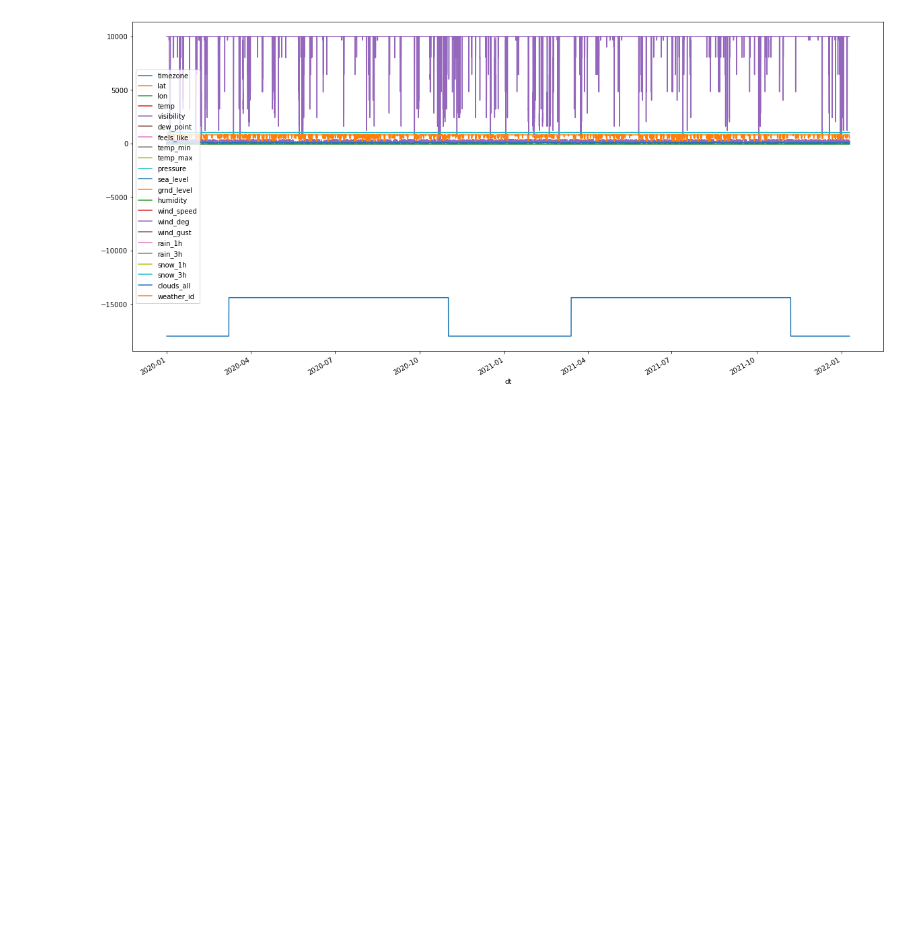
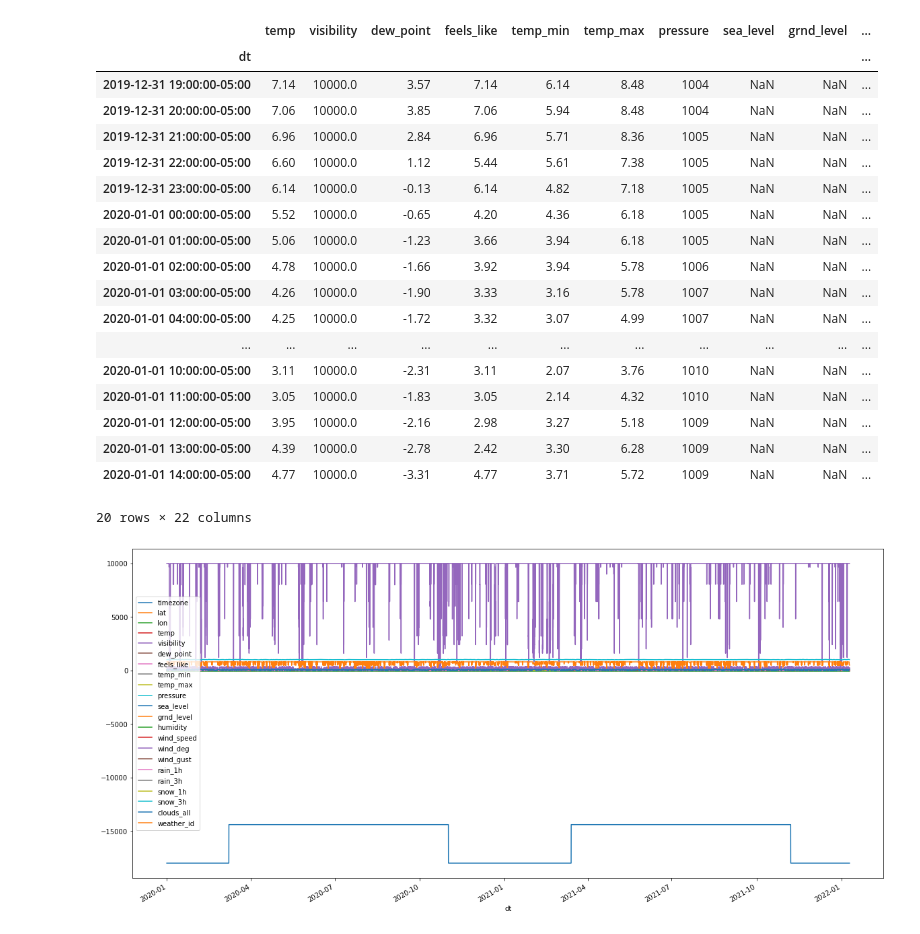
Before and after one commit to samsipe/amplify-microgrid-ai, a Jupyter notebook: notebooks/weather.ipynb, the cells around one changed output. Drawn from its saved outputs; the diff is of its cells as text; code cells hidden in the pictures; blank space fills up the shorter version.

```diff
--- a/notebooks/weather.ipynb
+++ b/notebooks/weather.ipynb
@@ -22,3 +22,25 @@ data = data.drop('dt_iso', axis=1)
+# %%
+data.head(20)
+# %% [output]
+|  | temp | visibility | dew_point | feels_like | temp_min | temp_max | pressure | sea_level | grnd_level | ... |
+| dt |  |  |  |  |  |  |  |  |  | ... |
+| 2019-12-31 19:00:00-05:00 | 7.14 | 10000.0 | 3.57 | 7.14 | 6.14 | 8.48 | 1004 | NaN | NaN | ... |
+| 2019-12-31 20:00:00-05:00 | 7.06 | 10000.0 | 3.85 | 7.06 | 5.94 | 8.48 | 1004 | NaN | NaN | ... |
+| 2019-12-31 21:00:00-05:00 | 6.96 | 10000.0 | 2.84 | 6.96 | 5.71 | 8.36 | 1005 | NaN | NaN | ... |
+| 2019-12-31 22:00:00-05:00 | 6.60 | 10000.0 | 1.12 | 5.44 | 5.61 | 7.38 | 1005 | NaN | NaN | ... |
+| 2019-12-31 23:00:00-05:00 | 6.14 | 10000.0 | -0.13 | 6.14 | 4.82 | 7.18 | 1005 | NaN | NaN | ... |
+| 2020-01-01 00:00:00-05:00 | 5.52 | 10000.0 | -0.65 | 4.20 | 4.36 | 6.18 | 1005 | NaN | NaN | ... |
+| 2020-01-01 01:00:00-05:00 | 5.06 | 10000.0 | -1.23 | 3.66 | 3.94 | 6.18 | 1005 | NaN | NaN | ... |
+| 2020-01-01 02:00:00-05:00 | 4.78 | 10000.0 | -1.66 | 3.92 | 3.94 | 5.78 | 1006 | NaN | NaN | ... |
+| 2020-01-01 03:00:00-05:00 | 4.26 | 10000.0 | -1.90 | 3.33 | 3.16 | 5.78 | 1007 | NaN | NaN | ... |
+| 2020-01-01 04:00:00-05:00 | 4.25 | 10000.0 | -1.72 | 3.32 | 3.07 | 4.99 | 1007 | NaN | NaN | ... |
+| ... | ... | ... | ... | ... | ... | ... | ... | ... | ... | ... |
+| 2020-01-01 10:00:00-05:00 | 3.11 | 10000.0 | -2.31 | 3.11 | 2.07 | 3.76 | 1010 | NaN | NaN | ... |
+| 2020-01-01 11:00:00-05:00 | 3.05 | 10000.0 | -1.83 | 3.05 | 2.14 | 4.32 | 1010 | NaN | NaN | ... |
+| 2020-01-01 12:00:00-05:00 | 3.95 | 10000.0 | -2.16 | 2.98 | 3.27 | 5.18 | 1009 | NaN | NaN | ... |
+| 2020-01-01 13:00:00-05:00 | 4.39 | 10000.0 | -2.78 | 2.42 | 3.30 | 6.28 | 1009 | NaN | NaN | ... |
+| 2020-01-01 14:00:00-05:00 | 4.77 | 10000.0 | -3.31 | 4.77 | 3.71 | 5.72 | 1009 | NaN | NaN | ... |
+20 rows × 22 columns
 # %%
 data.plot(figsize=(20, 10))
 plt.show()
```
Also changed, not shown: parts of 5 cells of this notebook.
